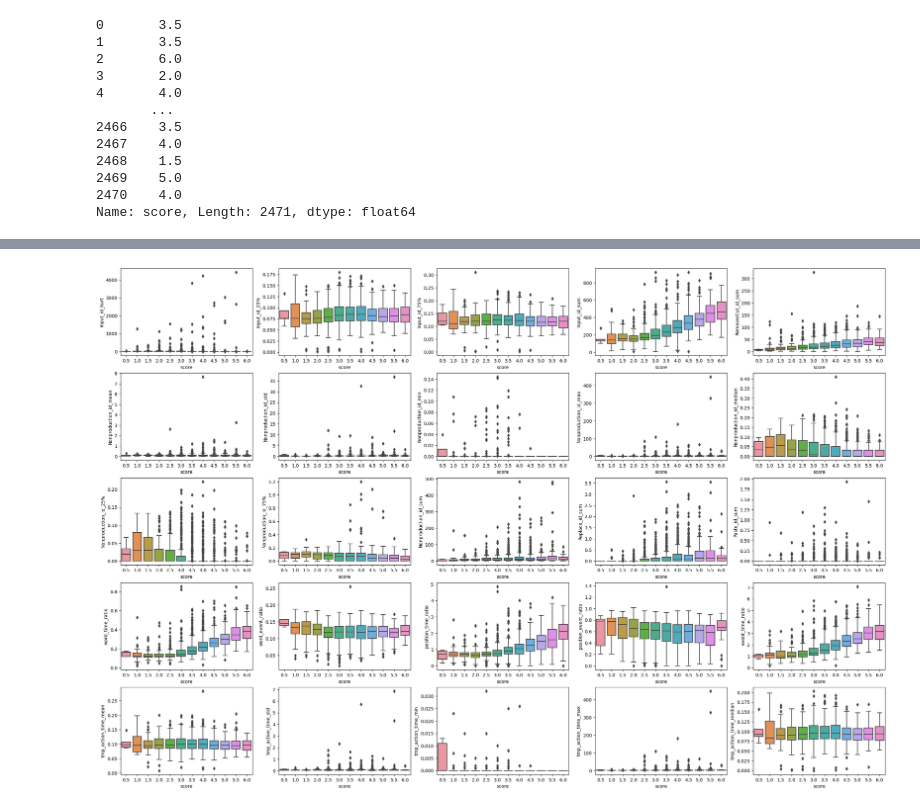
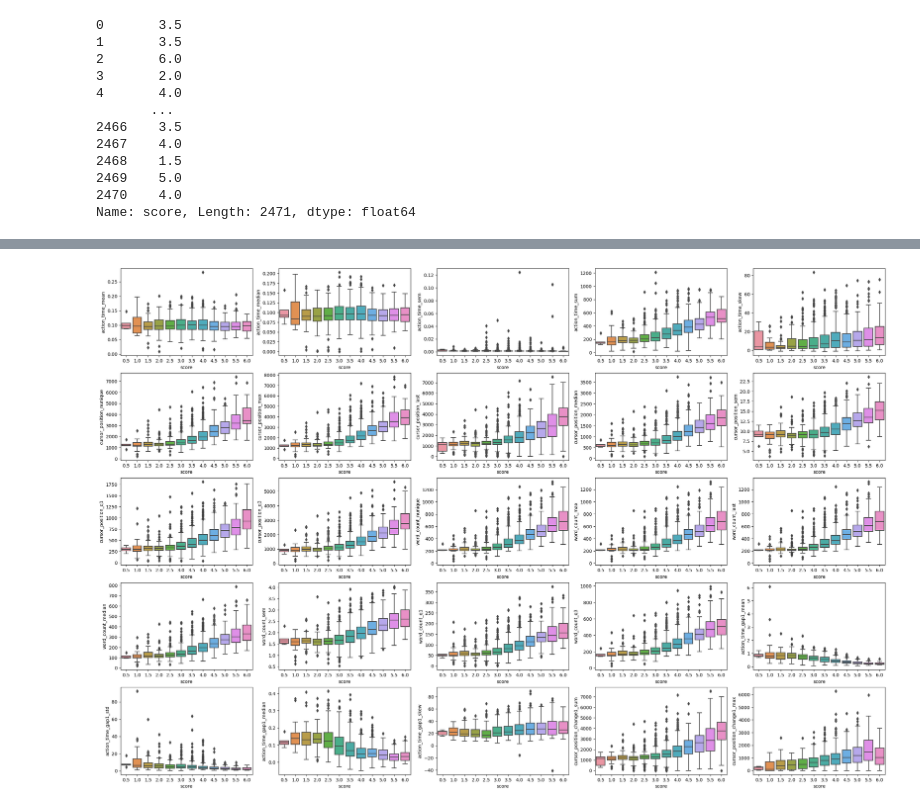
Before and after one commit to Lizhecheng02/Kaggle-Linking_Writing_Processes_to_Writing_Quality, a Jupyter notebook: features_eda.ipynb, the cells around one changed output, grey strips where cells are left out. Cells and saved outputs as stored; diff of their text form; code cells hidden in the pictures.

```diff
--- a/features_eda.ipynb
+++ b/features_eda.ipynb
@@ -40,12 +40,12 @@ print(len(feature_columns))
 # %%
 plt.figure(figsize=(30, 20))
-for idx, feature in enumerate(feature_columns[-75:-50]):
+for idx, feature in enumerate(feature_columns[0:25]):
     plt.subplot(5, 5, idx + 1)
     sns.boxplot(
         data=df,
         x='score',
         y=feature
     )
 plt.show()
 # %% [output]
-[figure, old version]
+[figure, new version]
```
Also changed, not shown: parts of 3 cells of this notebook, 2 other files.
